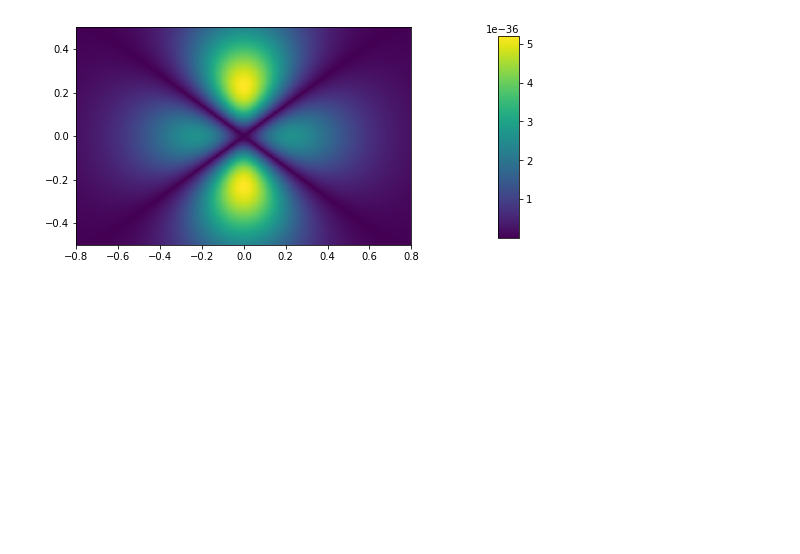
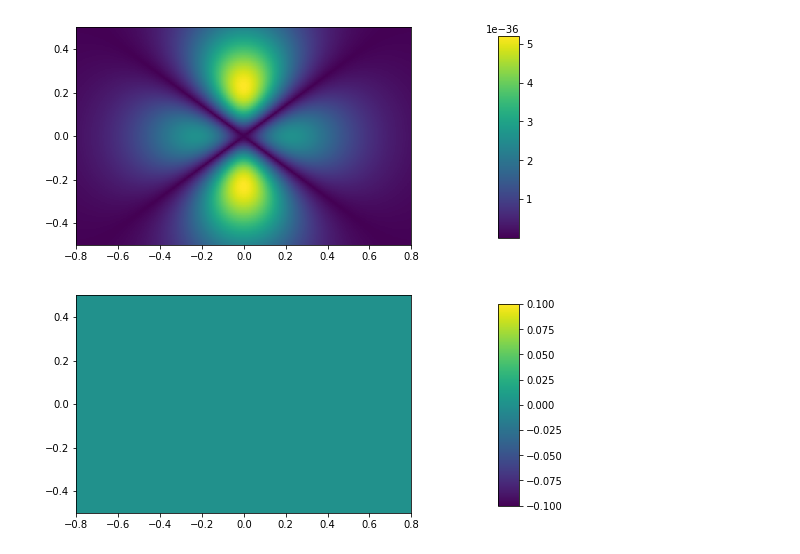
Before and after one commit to Paureel/Mol_orbit, a Jupyter notebook: Exercise 1 solution.ipynb, the cells around one changed output. Drawn from its saved outputs; the diff is of its cells as text; code cells hidden in the pictures; blank space fills up the shorter version.

Commit message:
Merge branch 'master' of https://github.com/Paureel/Mol_orbit

```diff
--- a/Exercise 1 solution.ipynb
+++ b/Exercise 1 solution.ipynb
@@ -210,7 +210,7 @@ class Mol_orbit(object):
             outFile.write('\tEND_DATAGRID_3D\n')
             outFile.write('END_BLOCK_DATAGRID_3D\n')
 # %%
-class Hydrogen_ion(Mol_orbit):
+class Hydrogen(Mol_orbit):
 
     def wavefunction(self, r, phi, theta):
         n = self.params[0]
@@ -236,11 +236,37 @@ class Hydrogen_ion(Mol_orbit):
         self.psi = wavefunction
         return self.psi
 
-class Fe_ion(Hydrogen_ion):
+class Fe(Hydrogen):
 
     def MultipleWavefunction(self, rVec, phiVec, thetaVec):
         Psi = 1.
         for i in range(self.Z):
             Psi = Psi * self.wavefunction(rVec[i], phiVec[i], thetaVec[i])
         return Psi
+
+    def wavefunction(self, r, phi, theta):
+        n = self.params[0]
+        l = self.params[1]
+        m = self.params[2]
+        a_0 = self.a_0
+        Z = self.Z
+        rho = (2*r*Z)/(n*a_0)
+        lag = self.Laguerre(2*l+1,n+l)
+
+
+        # constant for the spherical harmonics (epsilon)
+        if m>=0:
+            epsilon = (-1)**m
+        else:
+            epsilon = 1
+
+        sph = epsilon*np.sqrt((2.*l+1)*math.factorial(l-np.abs(m))/(4*np.pi*math.factorial(l+np.abs(m))))*np.real(np.exp(1.j*m*phi)*ss.lpmv(m,l,np.cos(theta)))
+        laguerre_value = lag(rho)
+        radial = ((2/(n*Z*a_0))**3*(math.factorial((n-l-1))/(math.factorial(2*n*(n+l)))))**1/2*np.exp(-0.5*rho)*(rho**l)
+
+        wavefunction = radial * laguerre_value * sph
+
+        wavefunction = wavefunction**self.Z
+        self.psi = wavefunction
+        return self.psi
 # %%
@@ -256,3 +282,9 @@ h2 = Hydrogen_ion("Iron", [3, 2, 0], 26)
 h2.plot2d()
 # %% [output]
 [figure]
+# %%
+h3 = Fe("Iron", [3, 2, 0], 26)
+# %%
+h3.plot2d()
+# %% [output]
+[figure, added]
```
Also changed, not shown: parts of 2 cells of this notebook, 1 other file.
